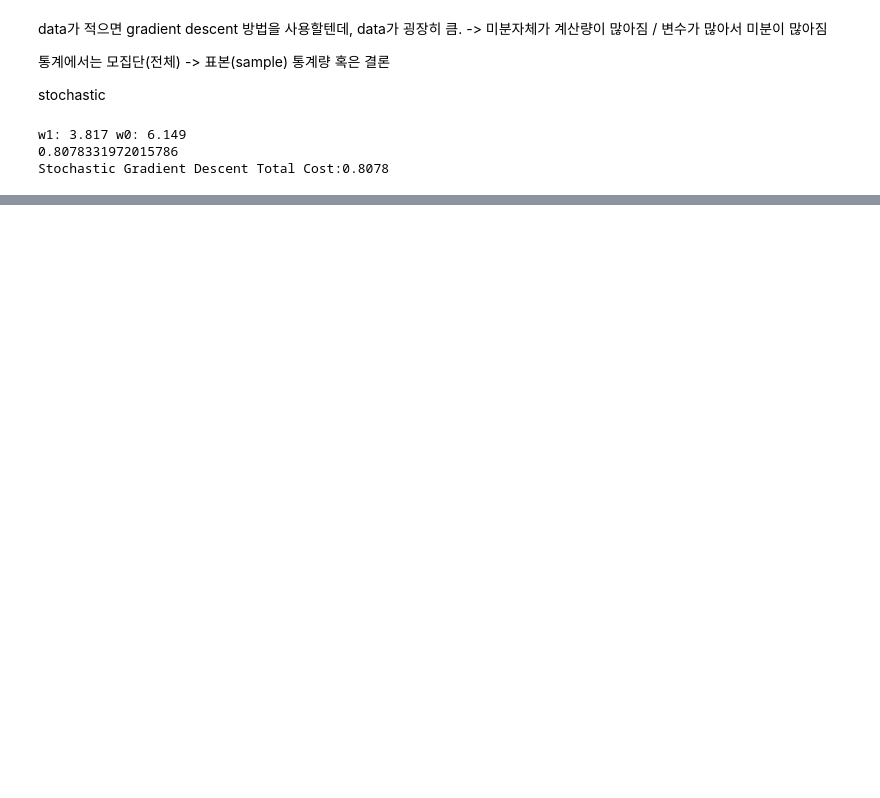
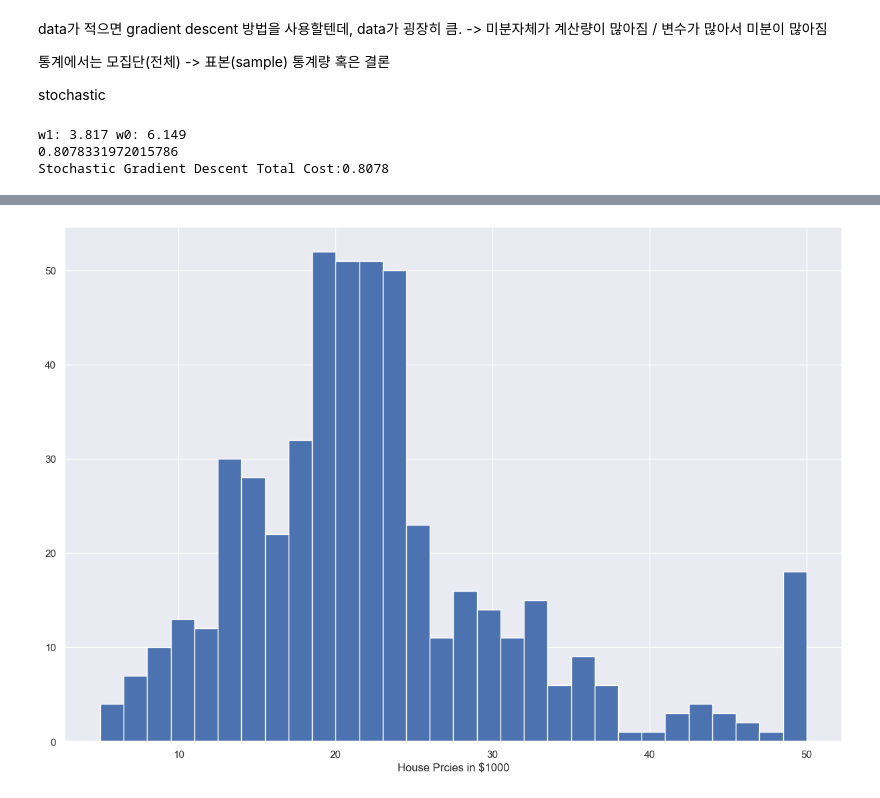
Before and after one commit to the9world/My_Study, a Jupyter notebook: Python_study/23년05월/230509/c_regression.ipynb, the cells around one changed output, grey strips where cells are left out. Cells and saved outputs as stored; diff of their text form; code cells hidden in the pictures; blank space fills up the shorter version.

```diff
--- a/Python_study/23년05월/230509/c_regression.ipynb
+++ b/Python_study/23년05월/230509/c_regression.ipynb
@@ -180,0 +201,5 @@ print(sklearn.__version__)
+# %%
+#loading the dataset direclty from sklearn
+#import sklearn
+#boston = sklearn.datasets.load_boston()
+boston = datasets.load_boston()
@@ -180,0 +244,6 @@ print(sklearn.__version__)
+# %%
+bos = pd.DataFrame(boston.data, columns = boston.feature_names)
+#행과 열을 접근하기 위해서
+bos['PRICE'] = boston.target
+print(bos.head()) #위애서 ()면, 갯수가 보임. default=다섯개
+print(bos.tail()) #밑에서 다섯개.
@@ -180,0 +319,9 @@ print(sklearn.__version__)
+# %%
+import seaborn as sns
+sns.set(rc={'figure.figsize' : (15,10)}) #Price에 대해 그림을 그림.
+#figure.figsize : 크기를 어떻게 할꺼냐?
+plt.hist(bos['PRICE'],bins=30) # .hist -> 히스토그램을 하겠다. bins->막대가 몇 개냐?
+plt.xlabel('House Prcies in $1000') #x축
+plt.show() #그림을 그리시오.
+# %% [output]
+[figure, added]
```
Also changed, not shown: parts of 24 cells of this notebook, 4 other files.
